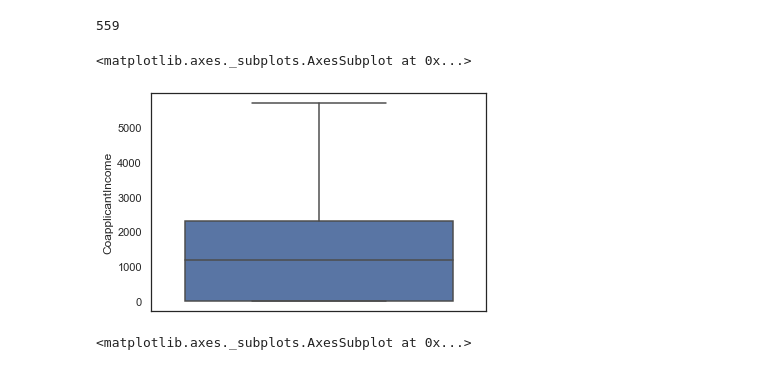
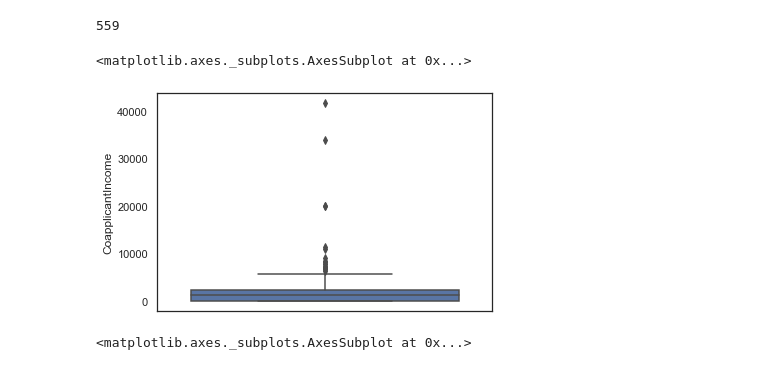
Before and after one commit to srikanthpragada/DS_01_OCT_2019, a Jupyter notebook: loan/loan_prediction.ipynb, the cells around one changed output. Drawn from its saved outputs; the diff is of its cells as text; code cells hidden in the pictures.

```diff
--- a/loan/loan_prediction.ipynb
+++ b/loan/loan_prediction.ipynb
@@ -252,10 +252,10 @@ sns.distplot(train["ApplicantIncome"],bins=5,kde=False)    # Histogram
 # %% [output]
 559
 # %%
-sns.boxplot(x="CoapplicantIncome",data=train, orient='vertical', showfliers=False)
+sns.boxplot(x="CoapplicantIncome",data=train, orient='vertical', showfliers=True)
 # %% [output]
 <matplotlib.axes._subplots.AxesSubplot at 0x...>
-[figure, old version]
+[figure, new version]
 # %%
 sns.distplot(train.loc[train['LoanAmount'].notna(),'LoanAmount'])
 # %% [output]
```
Also changed, not shown: parts of 28 cells of this notebook, 1 other file.
